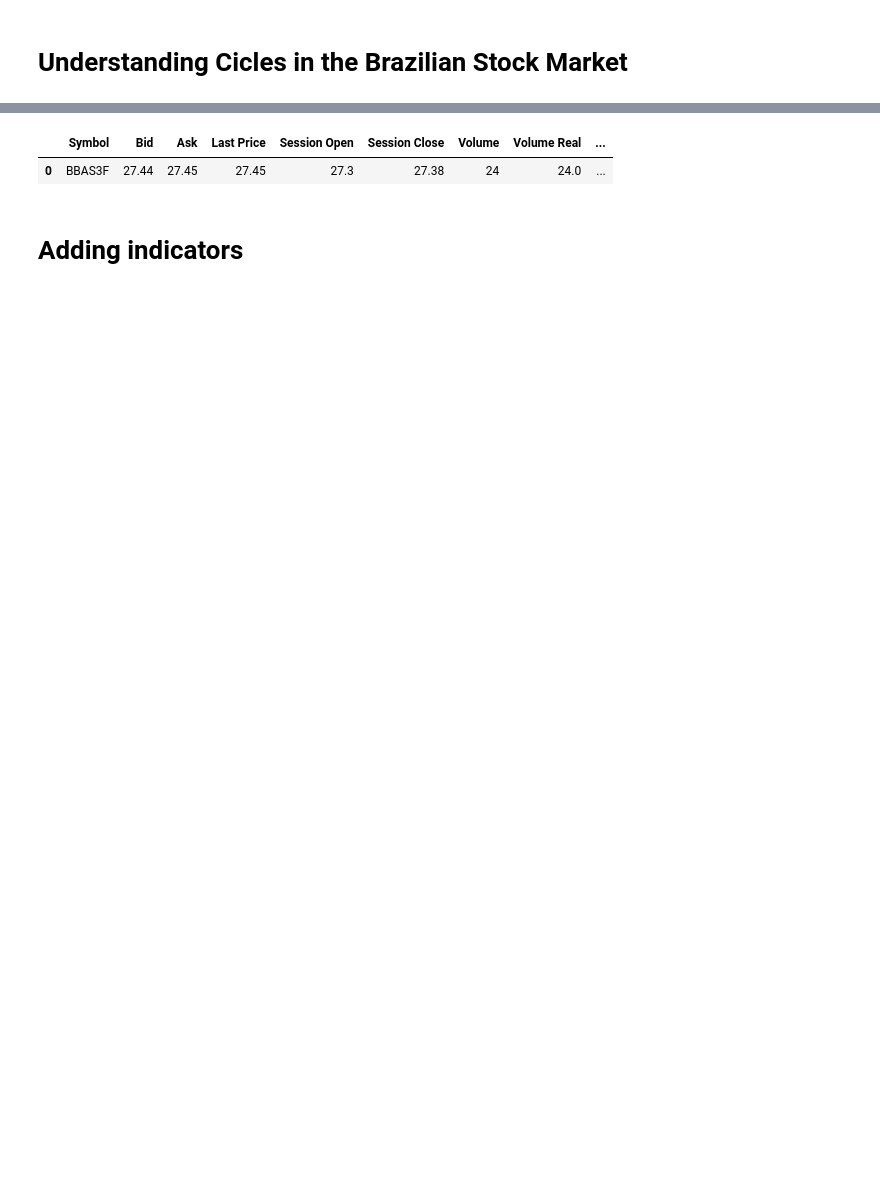
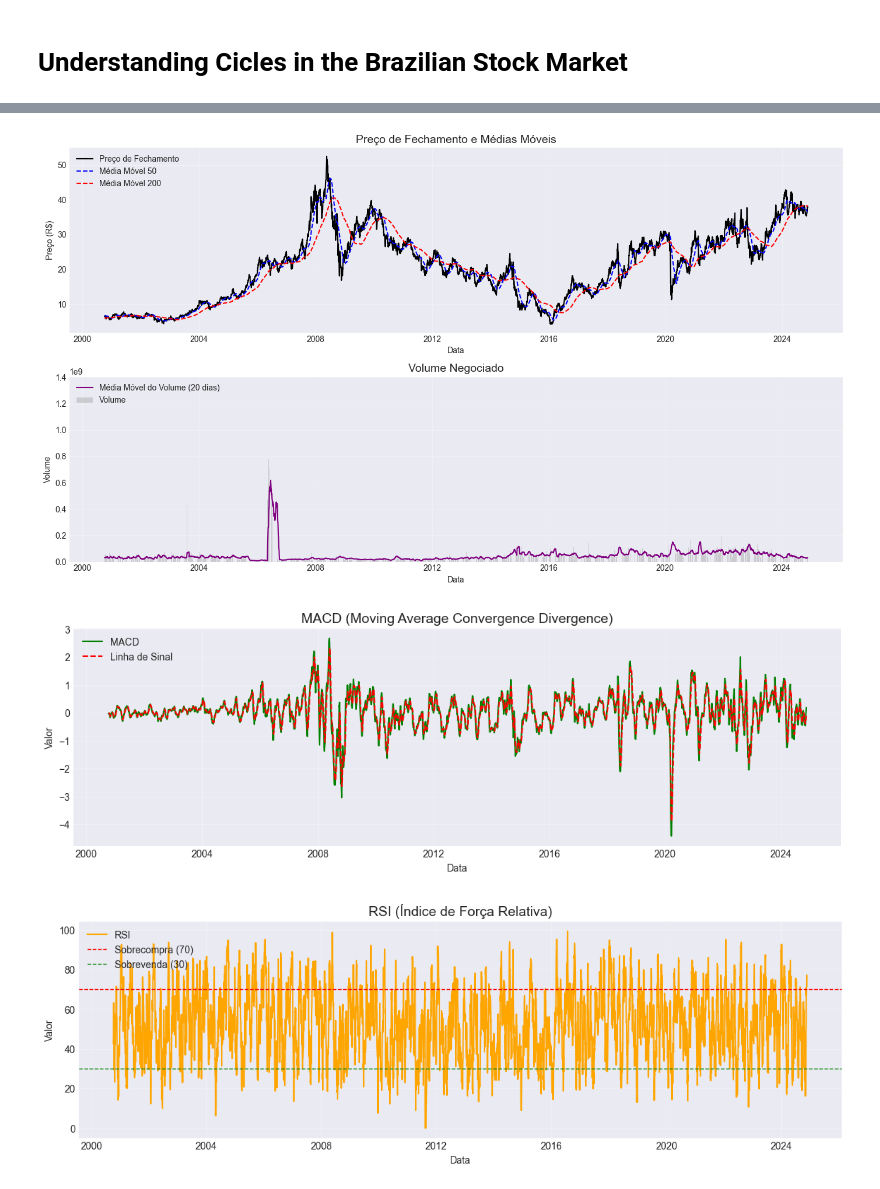
Before and after one commit to Gui-Sitton/KHAOS, a Jupyter notebook: B3/Notebooks/DataPre.ipynb, the cells around one changed output, grey strips where cells are left out. Drawn from its saved outputs; the diff is of its cells as text; code cells hidden in the pictures; blank space fills up the shorter version.

```diff
--- a/B3/Notebooks/DataPre.ipynb
+++ b/B3/Notebooks/DataPre.ipynb
@@ -70,7 +96,0 @@ df_current_data = pd.DataFrame(data, index=[0])
-# %%
-df_current_data
-# %% [output]
-|  | Symbol | Bid | Ask | Last Price | Session Open | Session Close | Volume | Volume Real | ... |
-| 0 | BBAS3F | 27.44 | 27.45 | 27.45 | 27.3 | 27.38 | 24 | 24.0 | ... |
-# %% [markdown]
-# Adding indicators
@@ -102,0 +97,62 @@ df['Volume_MA_20'] = df['real_volume'].rolling(window=20).mean()
+# %%
+import matplotlib.pyplot as plt
+
+# Garantir que o DataFrame não tenha valores ausentes para as colunas relevantes
+df = df.dropna(subset=['MA_50', 'MA_200', 'Volume', 'Volume_MA_20', 'MACD', 'Signal', 'RSI'])
+
+# Configuração do estilo dos gráficos
+plt.style.use('seaborn-darkgrid')
+
+# Plotando o preço de fechamento, médias móveis e volume
+plt.figure(figsize=(14, 8))
+
+# Preço de fechamento e médias móveis
+plt.subplot(2, 1, 1)
+plt.plot(df.index, df['Close'], label='Preço de Fechamento', color='black', linewidth=1.5)
+plt.plot(df.index, df['MA_50'], label='Média Móvel 50', color='blue', linestyle='--')
+plt.plot(df.index, df['MA_200'], label='Média Móvel 200', color='red', linestyle='--')
+plt.title('Preço de Fechamento e Médias Móveis', fontsize=14)
+plt.xlabel('Data')
+plt.ylabel('Preço (R$)')
+plt.legend(loc='upper left')
+plt.grid(alpha=0.3)
+
+# Volume e média de volume
+plt.subplot(2, 1, 2)
+plt.bar(df.index, df['Volume'], label='Volume', color='grey', alpha=0.3)
+plt.plot(df.index, df['Volume_MA_20'], label='Média Móvel do Volume (20 dias)', color='purple', linewidth=1.5)
+plt.title('Volume Negociado', fontsize=14)
+plt.xlabel('Data')
+plt.ylabel('Volume')
+plt.legend(loc='upper left')
+plt.grid(alpha=0.3)
+
+plt.tight_layout()
+plt.show()
+
+# Gráfico do MACD
+plt.figure(figsize=(14, 4))
+plt.plot(df.index, df['MACD'], label='MACD', color='green', linewidth=1.5)
+plt.plot(df.index, df['Signal'], label='Linha de Sinal', color='red', linestyle='--', linewidth=1.5)
+plt.title('MACD (Moving Average Convergence Divergence)', fontsize=14)
+plt.xlabel('Data')
+plt.ylabel('Valor')
+plt.legend(loc='upper left')
+plt.grid(alpha=0.3)
+plt.show()
+
+# Gráfico do RSI
+plt.figure(figsize=(14, 4))
+plt.plot(df.index, df['RSI'], label='RSI', color='orange', linewidth=1.5)
+plt.axhline(70, color='red', linestyle='--', linewidth=1, label='Sobrecompra (70)')
+plt.axhline(30, color='green', linestyle='--', linewidth=1, label='Sobrevenda (30)')
+plt.title('RSI (Índice de Força Relativa)', fontsize=14)
+plt.xlabel('Data')
+plt.ylabel('Valor')
+plt.legend(loc='upper left')
+plt.grid(alpha=0.3)
+plt.show()
+# %% [output]
+[figure, added]
+[figure, added]
+[figure, added]
```
Also changed, not shown: parts of 64 cells of this notebook, 6 other files.
